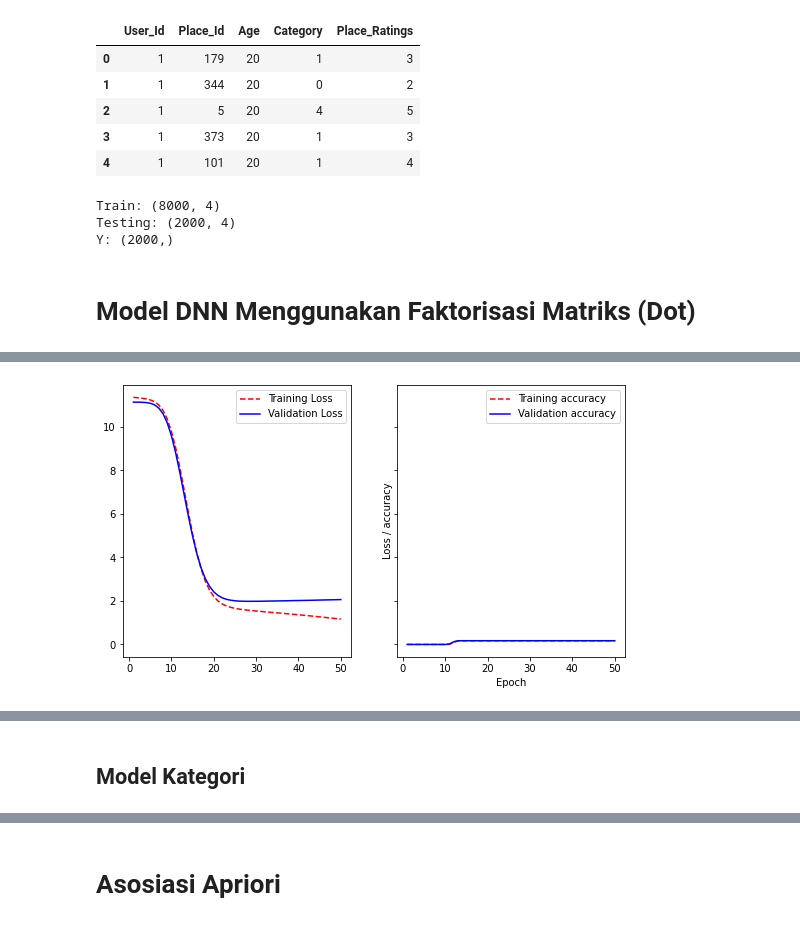
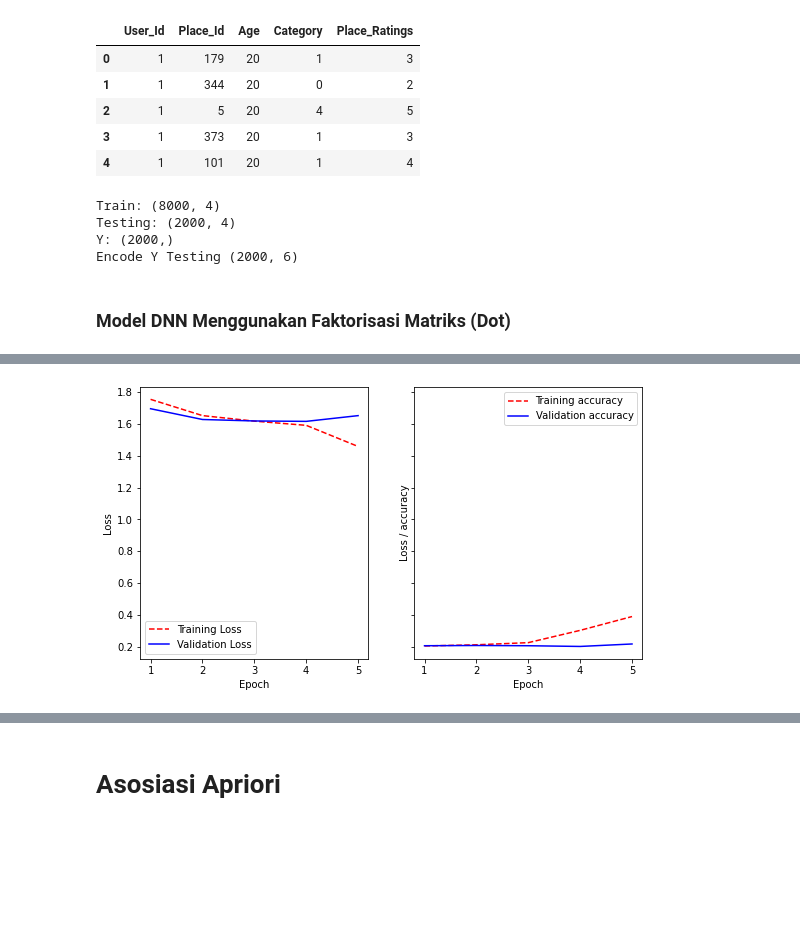
Before and after one commit to yudhistiradwiki/PA-TicTrav, a Jupyter notebook: Apps/model-development/model_sisreg_sementara.ipynb, the cells around one changed output, grey strips where cells are left out. Saved outputs shown, nothing was run; the diff lists cells and outputs as text; code cells hidden in the pictures; blank space fills up the shorter version.

Commit message:
model akhir

```diff
--- a/Apps/model-development/model_sisreg_sementara.ipynb
+++ b/Apps/model-development/model_sisreg_sementara.ipynb
@@ -593,7 +596,7 @@ Akurasi testing 0.22598479612992398
 # %% [markdown]
 > Bila data rating dimodifikasi ke dalam nilai biner 0 (tidak direkomendasikan), dan 1 (direkomendasikan)
 # %%
-df_mf = data_clean2[['User_Id','Age','Place_Id','Category','Place_Ratings']]
+df_mf = df[['User_Id','Age','Place_Id','Category','Place_Ratings']]
 df_mf['Place_Ratings'] = np.where(df_mf['Place_Ratings']>=3, 1, 0)
 df_mf.head()
 # %% [output]
@@ -690,10 +690,14 @@ def visualizePerformance(history):
     axs[0].plot(epoch,training_loss, 'r--')
     axs[0].plot(epoch,validation_loss,'b-')
     axs[0].legend(['Training Loss','Validation Loss'])
+    axs[0].set_xlabel('Epoch')
+    axs[0].set_ylabel('Loss')
 
     axs[1].plot(epoch,training_acc, 'r--')
     axs[1].plot(epoch,validation_acc,'b-')
     axs[1].legend(['Training accuracy','Validation accuracy'])
+    axs[1].set_xlabel('Epoch')
+    axs[1].set_ylabel('Accuracy')
 
     plt.xlabel('Epoch')
     plt.ylabel('Loss / accuracy')
@@ -730,10 +734,16 @@ X_train, X_test, y_train, y_test = train_test_split(X, y, test_size=0.2, random_
 print(f"Train: {X_train.shape}")
 print(f"Testing: {X_test.shape}")
 print(f"Y: {y_test.shape}")
+
+y_train_encode = tf.keras.utils.to_categorical(y_train)
+y_test_encode = tf.keras.utils.to_categorical(y_test)
+
+print(f"Encode Y Testing {y_test_encode.shape}")
 # %% [output]
 Train: (8000, 4)
 Testing: (2000, 4)
 Y: (2000,)
+Encode Y Testing (2000, 6)
 # %%
 """
   Stop callback referensi tensorflow untuk memberhentikan training bila mencapai
@@ -741,17 +751,20 @@ Y: (2000,)
 """
 class stopCallbackModel(tf.keras.callbacks.Callback):
   def on_epoch_end(self, epoch, logs={}):
-    if(logs.get('loss')<0.02):
+    if(logs.get('loss')<0.3):
       self.model.stop_training = True
 
 callbacks = stopCallbackModel()
 # %% [markdown]
-# Model DNN Menggunakan Faktorisasi Matriks (Dot)
+### Model DNN Menggunakan Faktorisasi Matriks (Dot)
 # %%
+"""
+    Model MF User - Place_Id
+"""
 # Konfigurasi
 factors = 50
-tourism_embed = user_embed = 500
-batch_size, epochs = 128, 50
+tourism_embed = user_embed = 10000
+batch_size, epochs = 64, 5
 optimizer = tf.keras.optimizers.Adam(0.0005)
 
 
@@ -769,27 +782,31 @@ merge_tourism = tf.keras.layers.dot([user_vek,tourism_vek], name="DotProduct",ax
 """
     Dense Layers menghasilkan overfitting pada model
 """
-# layer_tourism_1 = tf.keras.layers.Dense(100,activation="relu") (merge_tourism)
-# layer_tourism_2 = tf.keras.layers.Dense(128,activation="relu") (layer_tourism_1)
-# layer_tourism_3 = tf.keras.layers.Dense(256,activation="relu") (layer_tourism_2)
-# layer_tourism_4 = tf.keras.layers.Dense(256,activation="relu") (layer_tourism_3)
-# layer_tourism_5 = tf.keras.layers.Dense(256,activation="relu") (layer_tourism_4)
-# layer_tourism_6 = tf.keras.layers.Dense(256,activation="relu") (layer_tourism_5)
-# layer_tourism_7 = tf.keras.layers.Dense(32,activation="relu") (layer_tourism_6)
-# layer_tourism_8 = tf.keras.layers.Dropout(0.2) (layer_tourism_7)
-# output_tourism = tf.keras.layers.Dense(1,activation="relu") (layer_tourism_1)
-output_tourism = merge_tourism
+layer_dense_1 = tf.keras.layers.Dense(64,
+                                        activation="relu",
+                                        kernel_regularizer=tf.keras.regularizers.L1L2(l1=1e-5, l2=1e-4),
+                                        bias_regularizer=tf.keras.regularizers.L2(1e-4),
+                                        activity_regularizer=tf.keras.regularizers.L2(1e-5)) (merge_tourism)
+layer_dense_1 = tf.keras.layers.Dropout(0.1) (layer_dense_1)
+layer_dense_1 = tf.keras.layers.Dense(32,
+                                        activation="relu",
+                                        kernel_regularizer=tf.keras.regularizers.L1L2(l1=1e-5, l2=1e-4),
+                                        bias_regularizer=tf.keras.regularizers.L2(1e-4),
+                                        activity_regularizer=tf.keras.regularizers.L2(1e-5)) (layer_dense_1)
+
+output_tourism = tf.keras.layers.Dense(6,activation="softmax") (layer_dense_1)
 
 # Pembuatan model
 model = tf.keras.models.Model([user_ipt,tourism_ipt],output_tourism)
-model.compile(loss='mean_squared_error', optimizer = optimizer,metrics=['accuracy',tf.keras.metrics.RootMeanSquaredError()])
+model.compile(optimizer=optimizer,loss='categorical_crossentropy',
+              metrics=[tf.keras.metrics.CategoricalAccuracy(name='accuracy')])
 
-history = model.fit(x=[X_train['User_Id'],X_train['Place_Id']], y=y_train, batch_size=batch_size, epochs=epochs,
-                    verbose= 2, validation_data=([X_test['User_Id'], X_test['Place_Id']], y_test),callbacks=[callbacks])
+history = model.fit(x=[X_train['User_Id'],X_train['Place_Id']], y=y_train_encode, batch_size=batch_size, epochs=epochs,
+                    verbose= 2, validation_data=([X_test['User_Id'], X_test['Place_Id']], y_test_encode),callbacks=[callbacks])
 
 visualizePerformance(history)
-rmseCalculation(model, [X_test['User_Id'],X_test['Place_Id']], y_test)
+rmseCalculation(model, [X_test['User_Id'],X_test['Place_Id']], y_test_encode)
 
 # Penyimpanan dan pengambilan model
-model.save("saved_model/ModelWisata.h5")
+model.save("saved_model_pa/ModelWisata.h5")
 # %% [output]
@@ -813 +823 @@ Epoch 50/50
-[figure, old version]
+[figure, new version]
@@ -816,2 +825,0 @@ Score: [1.43582321 0.41291645]
-# %% [markdown]
-## Model Kategori
```
Also changed, not shown: parts of 42 cells of this notebook, 7 other files.
